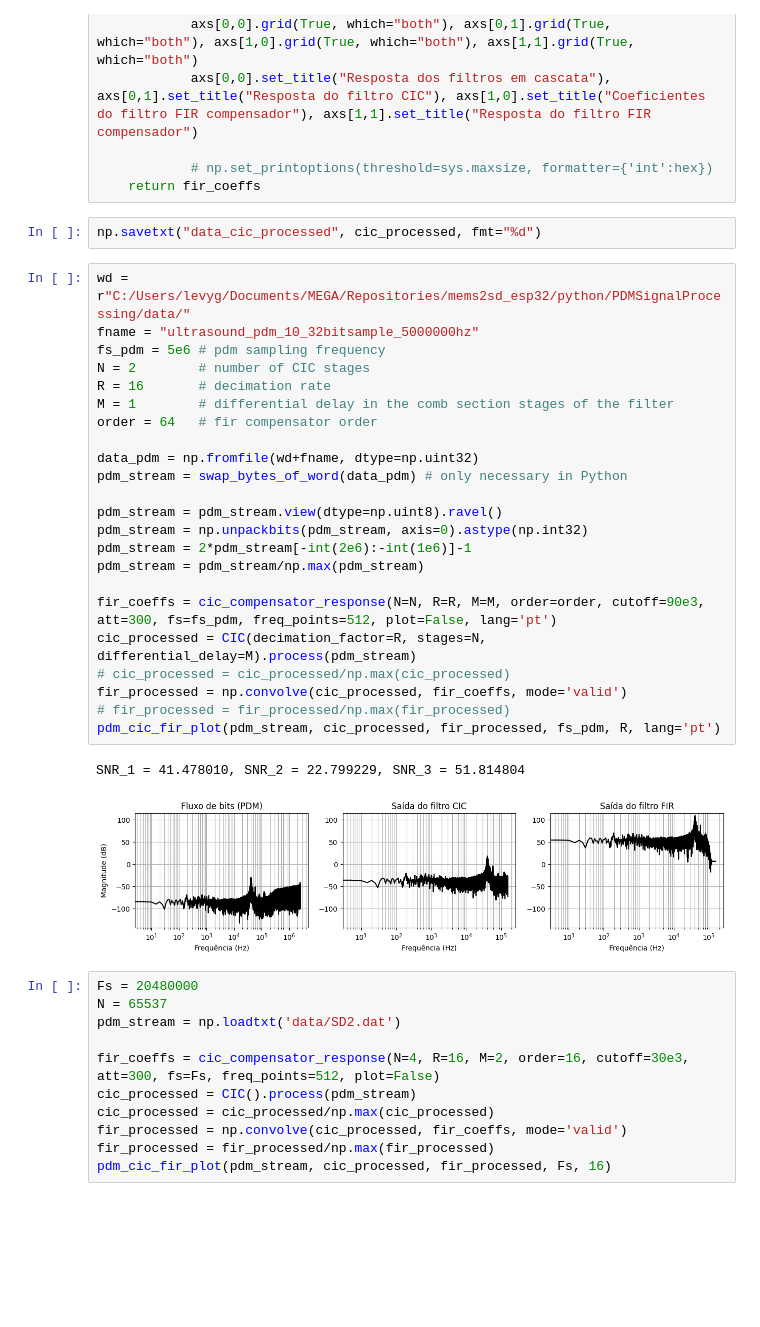
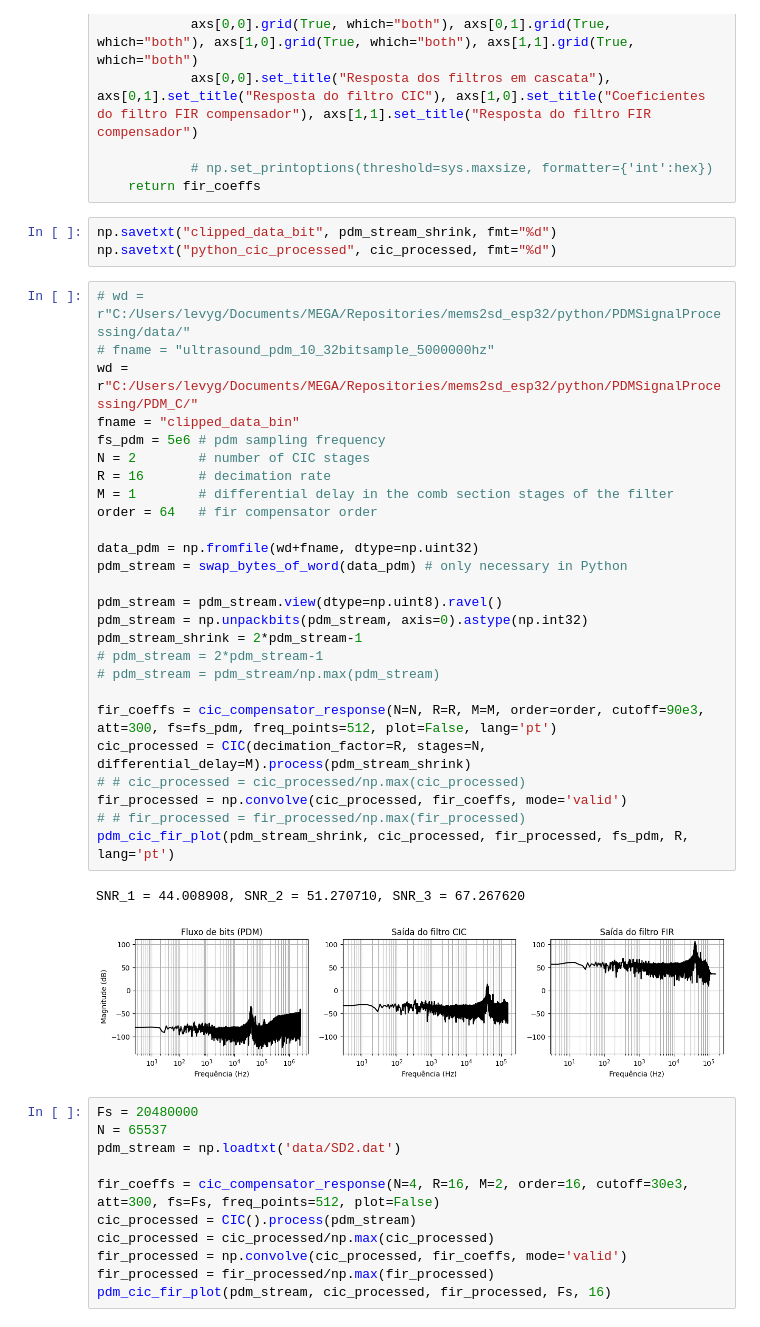
Before and after one commit to Lwao/mems2sd_esp32, a Jupyter notebook: python/PDMSignalProcessing/Filtering.ipynb, the cells around one changed output. Drawn from its saved outputs; the diff is of its cells as text; blank space fills up the shorter version.

```diff
--- a/python/PDMSignalProcessing/Filtering.ipynb
+++ b/python/PDMSignalProcessing/Filtering.ipynb
@@ -108,33 +108,37 @@ def cic_compensator_response(N=3, R=10, M=1, order=31, cutoff=25, att=50, fs=100
             # np.set_printoptions(threshold=sys.maxsize, formatter={'int':hex})
     return fir_coeffs
 # %%
-np.savetxt("data_cic_processed", cic_processed, fmt="%d")
+np.savetxt("clipped_data_bit", pdm_stream_shrink, fmt="%d")
+np.savetxt("python_cic_processed", cic_processed, fmt="%d")
 # %%
-wd = r"C:/Users/levyg/Documents/MEGA/Repositories/mems2sd_esp32/python/PDMSignalProcessing/data/"
-fname = "ultrasound_pdm_10_32bitsample_5000000hz"
+# wd = r"C:/Users/levyg/Documents/MEGA/Repositories/mems2sd_esp32/python/PDMSignalProcessing/data/"
+# fname = "ultrasound_pdm_10_32bitsample_5000000hz"
+wd = r"C:/Users/levyg/Documents/MEGA/Repositories/mems2sd_esp32/python/PDMSignalProcessing/PDM_C/"
+fname = "clipped_data_bin"
 fs_pdm = 5e6 # pdm sampling frequency
 N = 2        # number of CIC stages
 R = 16       # decimation rate
 M = 1        # differential delay in the comb section stages of the filter
 order = 64   # fir compensator order
 
 data_pdm = np.fromfile(wd+fname, dtype=np.uint32)
 pdm_stream = swap_bytes_of_word(data_pdm) # only necessary in Python
 
 pdm_stream = pdm_stream.view(dtype=np.uint8).ravel()
 pdm_stream = np.unpackbits(pdm_stream, axis=0).astype(np.int32)
-pdm_stream = 2*pdm_stream[-int(2e6):-int(1e6)]-1
-pdm_stream = pdm_stream/np.max(pdm_stream)
+pdm_stream_shrink = 2*pdm_stream-1
+# pdm_stream = 2*pdm_stream-1
+# pdm_stream = pdm_stream/np.max(pdm_stream)
 
 fir_coeffs = cic_compensator_response(N=N, R=R, M=M, order=order, cutoff=90e3, att=300, fs=fs_pdm, freq_points=512, plot=False, lang='pt')
-cic_processed = CIC(decimation_factor=R, stages=N, differential_delay=M).process(pdm_stream)
-# cic_processed = cic_processed/np.max(cic_processed)
+cic_processed = CIC(decimation_factor=R, stages=N, differential_delay=M).process(pdm_stream_shrink)
+# # cic_processed = cic_processed/np.max(cic_processed)
 fir_processed = np.convolve(cic_processed, fir_coeffs, mode='valid')
-# fir_processed = fir_processed/np.max(fir_processed)
-pdm_cic_fir_plot(pdm_stream, cic_processed, fir_processed, fs_pdm, R, lang='pt')
+# # fir_processed = fir_processed/np.max(fir_processed)
+pdm_cic_fir_plot(pdm_stream_shrink, cic_processed, fir_processed, fs_pdm, R, lang='pt')
 # %% [output]
-SNR_1 = 41.478010, SNR_2 = 22.799229, SNR_3 = 51.814804
+SNR_1 = 44.008908, SNR_2 = 51.270710, SNR_3 = 67.267620
-[figure, old version]
+[figure, new version]
 # %%
 Fs = 20480000
 N = 65537
```
Also changed, not shown: 24 other files.
